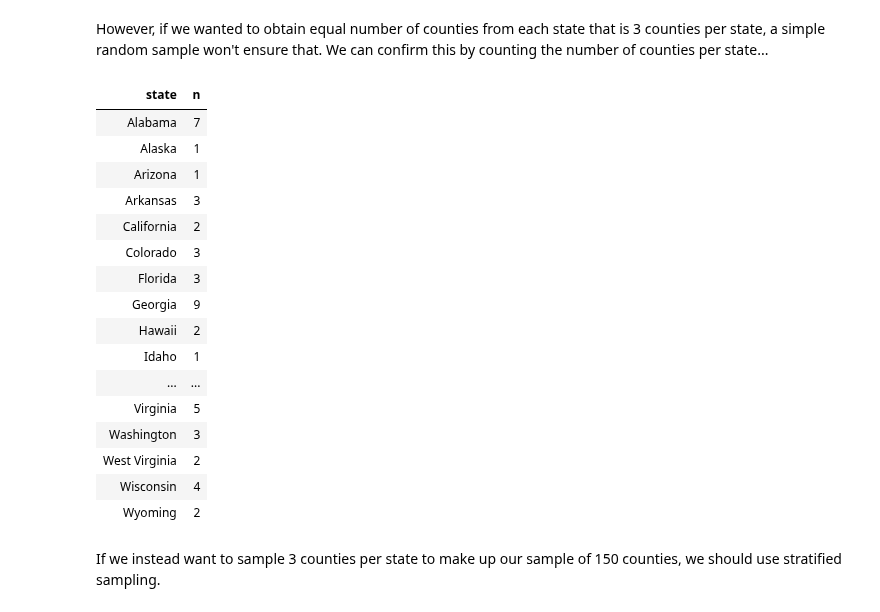
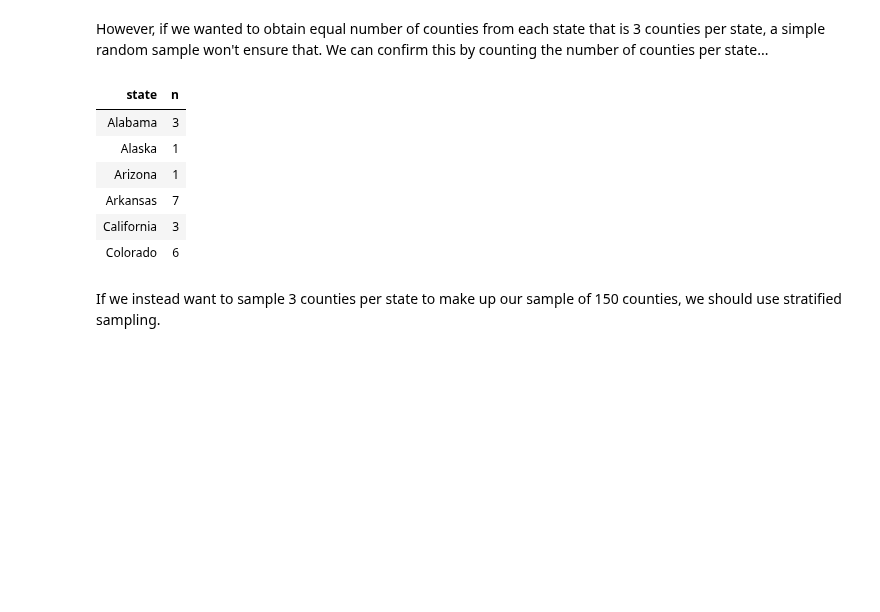
Before and after one commit to iamjz/R-Data, a Jupyter notebook: Design of Experiments.ipynb, the cells around one changed output. Saved outputs shown, nothing was run; the diff lists cells and outputs as text; code cells hidden in the pictures; blank space fills up the shorter version.

```diff
--- a/Design of Experiments.ipynb
+++ b/Design of Experiments.ipynb
@@ -367,25 +344,16 @@ However, if we wanted to obtain equal number of counties from each state that is
 # %%
 county_srs %>%
     group_by(state) %>%
-    count()
+    count() %>%
+    head()
 # %% [output]
 | state | n |
-| Alabama | 7 |
+| Alabama | 3 |
 | Alaska | 1 |
 | Arizona | 1 |
-| Arkansas | 3 |
-| California | 2 |
-| Colorado | 3 |
-| Florida | 3 |
-| Georgia | 9 |
-| Hawaii | 2 |
-| Idaho | 1 |
-| ... | ... |
-| Virginia | 5 |
-| Washington | 3 |
-| West Virginia | 2 |
-| Wisconsin | 4 |
-| Wyoming | 2 |
+| Arkansas | 7 |
+| California | 3 |
+| Colorado | 6 |
 # %% [markdown]
 If we instead want to sample 3 counties per state to make up our sample of 150 counties, we should use stratified sampling.
 # %%
```
Also changed, not shown: parts of 11 cells of this notebook, 1 other file.
